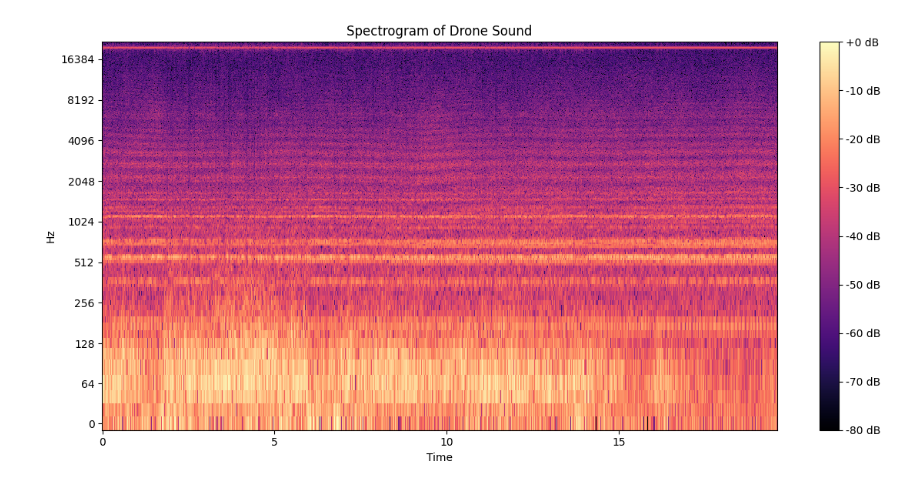
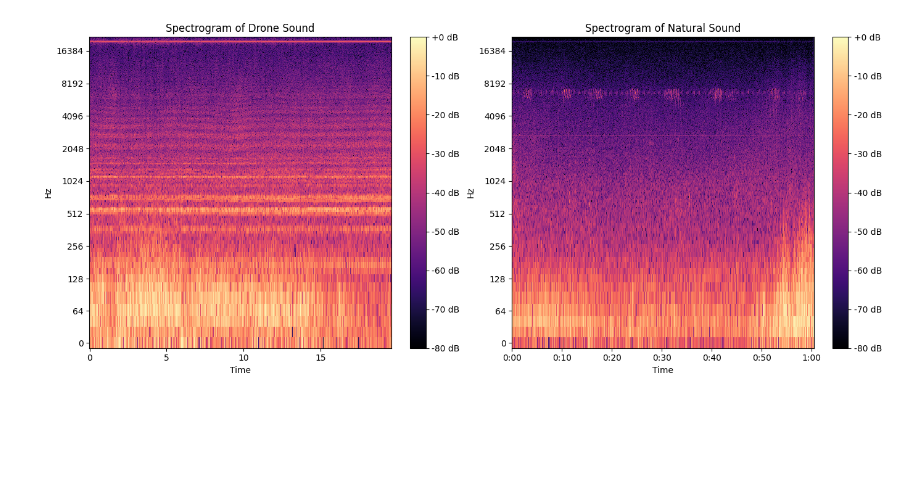
Before and after one commit to KPIv77/Project_TCEs, a Jupyter notebook: src/Plot_spectrogram.ipynb, the cells around one changed output. Cells and saved outputs as stored; diff of their text form; code cells hidden in the pictures; blank space fills up the shorter version.

Commit message:
add compare plot

```diff
--- a/src/Plot_spectrogram.ipynb
+++ b/src/Plot_spectrogram.ipynb
@@ -25,12 +24,25 @@ D_natural = np.abs(librosa.stft(y_natural))
 DB_drone = librosa.amplitude_to_db(D_drone, ref=np.max)
 DB_natural = librosa.amplitude_to_db(D_natural, ref=np.max)
 # %%
-# Plot spectrogram.
-plt.figure(figsize=(12, 6))
+# Plot spectrogram
+
+plt.figure(figsize=(14, 6))
+
+# Plot spectrogram Drone.
+plt.subplot(1, 2, 1)
 librosa.display.specshow(DB_drone, sr=sr_drone, x_axis='time', y_axis='log')
 plt.colorbar(format='%+2.0f dB')
 plt.title('Spectrogram of Drone Sound')
 plt.tight_layout()
+
+
+# Plot spectrogram Natural.
+plt.subplot(1, 2, 2)
+librosa.display.specshow(DB_natural, sr=sr_natural, x_axis='time', y_axis='log')
+plt.colorbar(format='%+2.0f dB')
+plt.title('Spectrogram of Natural Sound')
+plt.tight_layout()
+
 plt.show()
 # %% [output]
-[figure, old version]
+[figure, new version]
```
Also changed, not shown: parts of 2 cells of this notebook.
